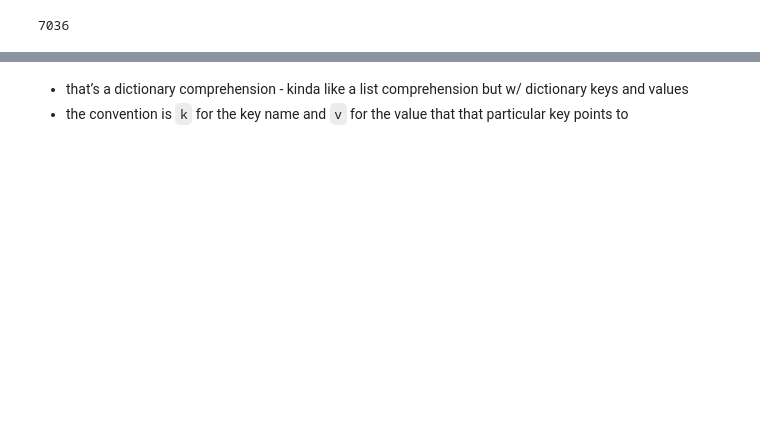
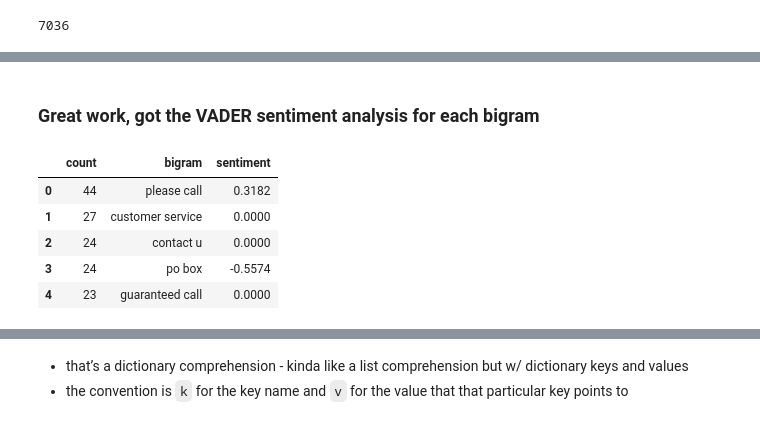
Before and after one commit to brianclements03/nlp, a Jupyter notebook: explore.ipynb, the cells around one changed output, grey strips where cells are left out. Cells and saved outputs as stored; diff of their text form; code cells hidden in the pictures; blank space fills up the shorter version.

```diff
--- a/explore.ipynb
+++ b/explore.ipynb
@@ -125,0 +201,12 @@ AttributeError: 'tuple' object has no attribute 'encode'
+# %% [markdown]
+### Great work, got the VADER sentiment analysis for each bigram
+# %%
+spam_bigrams_df = spam_bigrams_df.drop(columns=['index'])
+spam_bigrams_df.head()
+# %% [output]
+|  | count | bigram | sentiment |
+| 0 | 44 | please call | 0.3182 |
+| 1 | 27 | customer service | 0.0000 |
+| 2 | 24 | contact u | 0.0000 |
+| 3 | 24 | po box | -0.5574 |
+| 4 | 23 | guaranteed call | 0.0000 |
```
Also changed, not shown: parts of 17 cells of this notebook, 1 other file.
